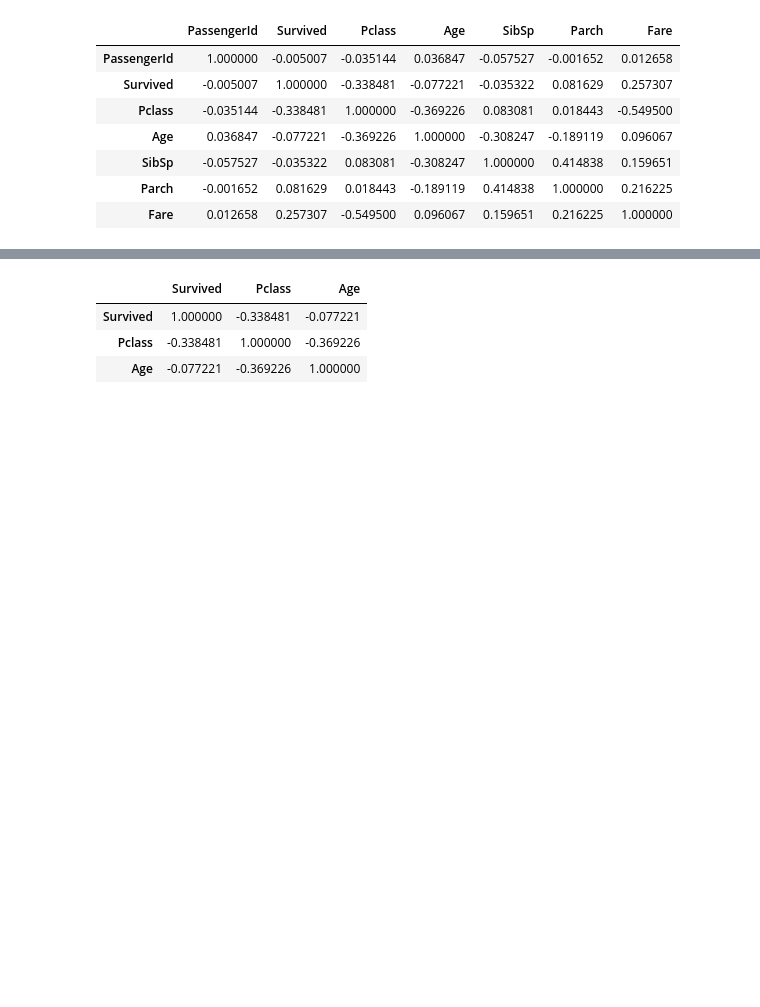
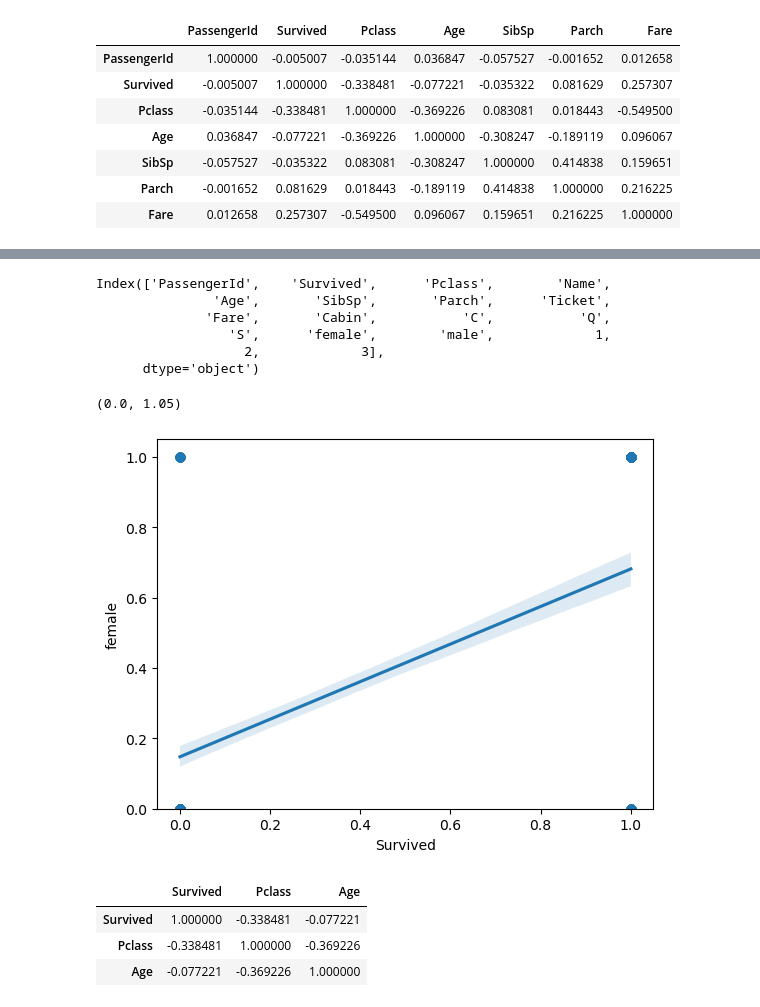
Before and after one commit to mroberto7/kaggle_titanic, a Jupyter notebook: notebook78d5c0ceeb.ipynb, the cells around one changed output, grey strips where cells are left out. Saved outputs shown, nothing was run; the diff lists cells and outputs as text; code cells hidden in the pictures; blank space fills up the shorter version.

```diff
--- a/notebook78d5c0ceeb.ipynb
+++ b/notebook78d5c0ceeb.ipynb
@@ -185,0 +203,4 @@ train_data.corr()
+# %%
+# Transforming embark in dummy
+dummy_embark = pd.get_dummies(df['Embarked'])
+dummy_embark.head()
@@ -185,0 +214,5 @@ train_data.corr()
+# %%
+# Transforming class in dummy
+
+dummy_class = pd.get_dummies(df['Pclass'])
+dummy_class.head()
@@ -185,0 +226,3 @@ train_data.corr()
+# %%
+df_tratado = df[['PassengerId', 'Survived', 'Pclass', 'Name', 'Age', 'SibSp',
+       'Parch', 'Ticket', 'Fare', 'Cabin']]
@@ -185,0 +238,2 @@ train_data.corr()
+# %%
+df_tratado2 = pd.concat([df_tratado, dummy_embark, dummy_sex, dummy_class ], axis=1)
@@ -186,3 +268,22 @@ train_data.corr()
+# %%
+df_tratado2.columns
+# %% [output]
+Index(['PassengerId',    'Survived',      'Pclass',        'Name',
+               'Age',       'SibSp',       'Parch',      'Ticket',
+              'Fare',       'Cabin',           'C',           'Q',
+                 'S',      'female',        'male',             1,
+                   2,             3],
+      dtype='object')
+# %%
+import matplotlib.pyplot as plt
+import seaborn as sns
+%matplotlib inline
+
+sns.regplot(x="Survived", y="female", data=df_tratado2)
+plt.ylim(0,)
+# %% [output]
+(0.0, 1.05)
+[figure, added]
 # %%
 # Checking the correlation of specifics items in the dataset
 train_data[['Survived','Pclass','Age','Sex']].corr()
```
Also changed, not shown: parts of 16 cells of this notebook.
